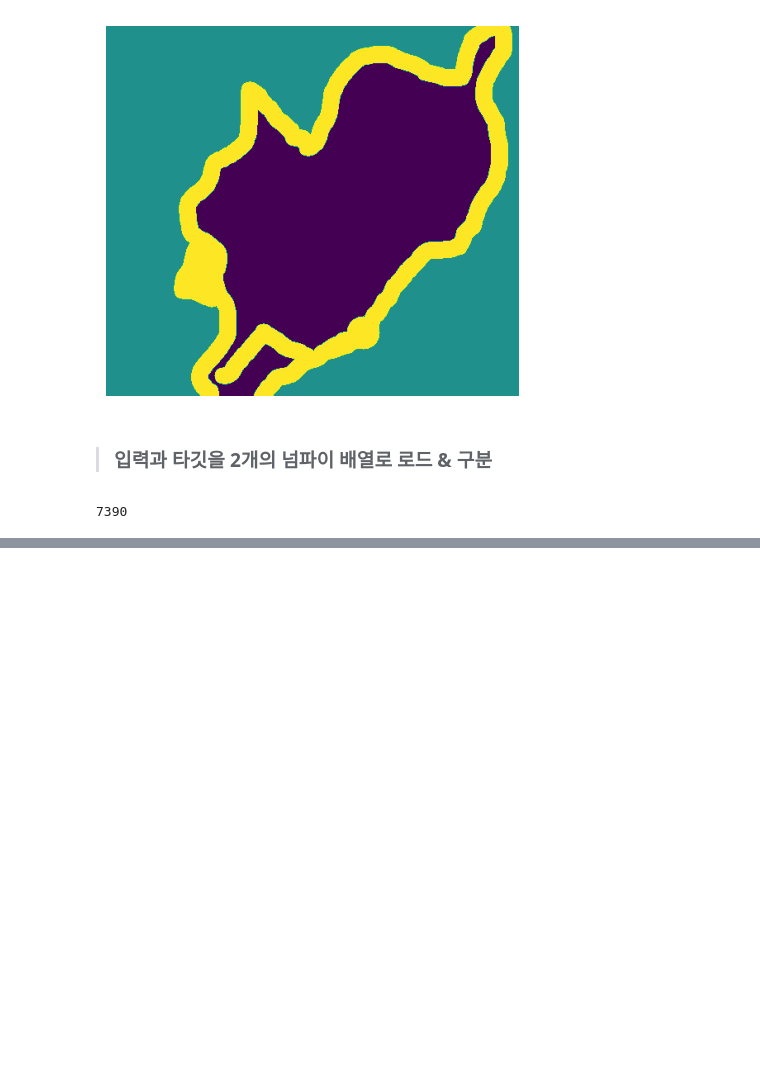
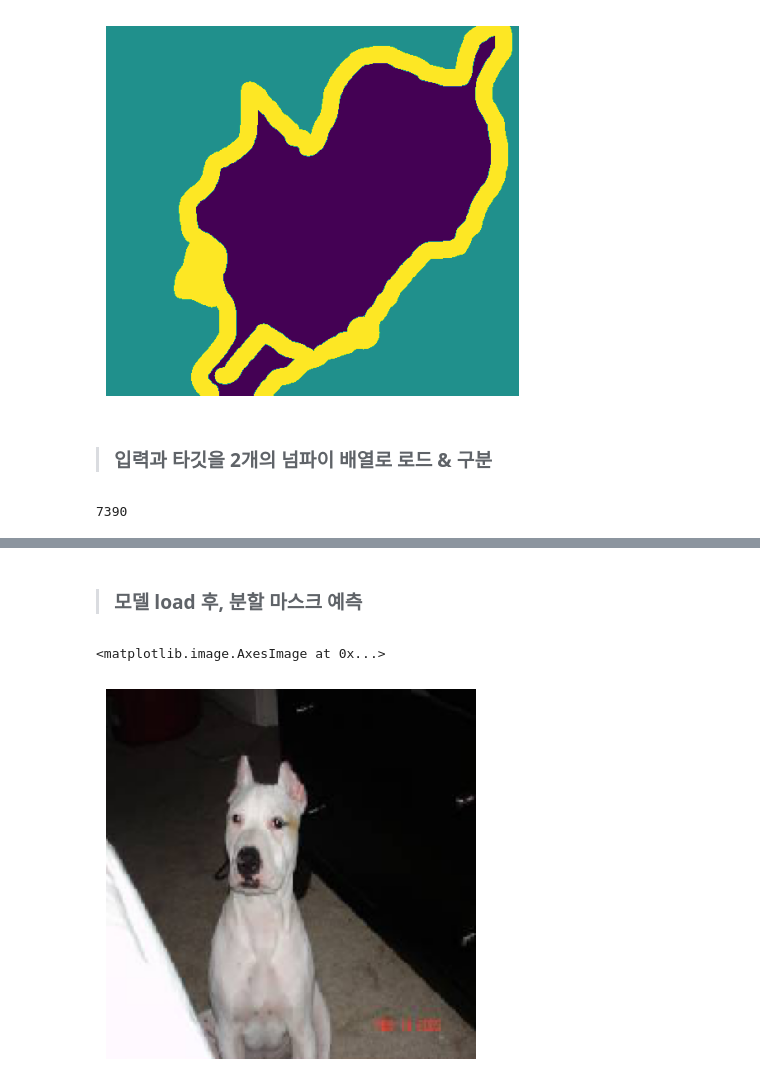
Before and after one commit to Hot-KimChi/Colab_Notebook, a Jupyter notebook: 9_1_3EA_computer_vision.ipynb, the cells around one changed output, grey strips where cells are left out. Drawn from its saved outputs; the diff is of its cells as text; code cells hidden in the pictures; blank space fills up the shorter version.

```diff
--- a/9_1_3EA_computer_vision.ipynb
+++ b/9_1_3EA_computer_vision.ipynb
@@ -185,7 +184,9 @@ random.Random(1337).shuffle(target_paths)
 def path_to_input_image(path):
     return img_to_array(load_img(path, target_size=img_size))
 
+## 레이블이 0, 1, 2가 되도록 1을 뺀다.
+## 전체 이미지를 input_image에 float32 배열로 로드하고 타깃 마스크는 targets에 uint8로 로드
 def path_to_target(path):
-    img = img_to_array(load_img(path, target_size=img_size, color_mode='grayscale')
-
-    )
+    img = img_to_array(load_img(path, target_size=img_size, color_mode='grayscale'))
+    img = img.astype('uint8') - 1
+    return img
@@ -191,0 +197,6 @@ def path_to_target(path):
+# %%
+input_imgs = np.zeros((num_imgs, ) + img_size + (3, ), dtype='float32')
+print(input_imgs.shape)
+
+targets = np.zeros((num_imgs, ) + img_size + (1, ), dtype='uint8')
+print(targets.shape)
@@ -191,0 +206,13 @@ def path_to_target(path):
+# %%
+## image / target to array
+## 테이터를 훈련세트 구분
+for i in range(num_imgs):
+    input_imgs[i] = path_to_input_image(input_img_paths[i])
+    targets[i] = path_to_target(target_paths[i])
+
+num_val_samples = 1000
+train_input_imgs = input_imgs[:-num_val_samples]
+print(train_input_imgs.shape)
+
+train_targets = targets[:-num_val_samples]
+print(train_targets.shape)
@@ -191,0 +365,14 @@ def path_to_target(path):
+# %% [markdown]
+>### 모델 load 후, 분할 마스크 예측
+# %%
+from tensorflow.keras.utils import array_to_img
+
+model = keras.models.load_model('oxford_segmentation.keras')
+
+i = 4
+test_image = val_input_imgs[i]
+plt.axis('off')
+plt.imshow(array_to_img(test_image))
+# %% [output]
+<matplotlib.image.AxesImage at 0x...>
+[figure, added]
```
Also changed, not shown: parts of 22 cells of this notebook, 1 other file.
